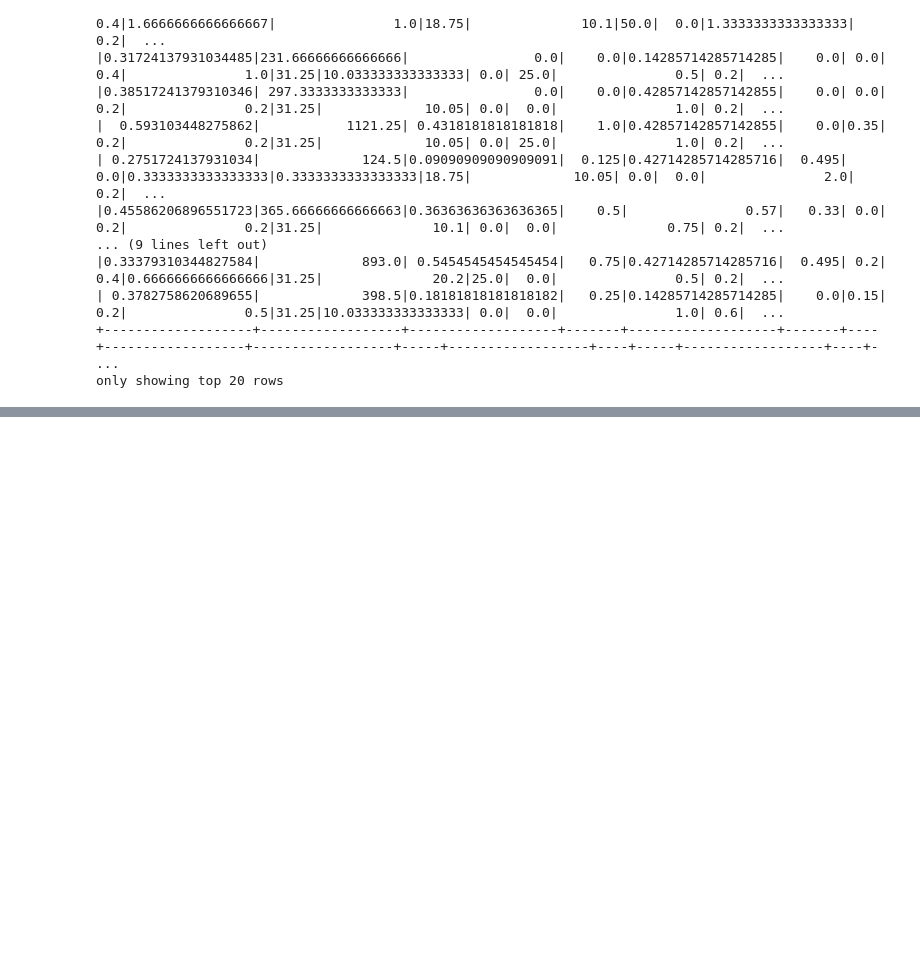
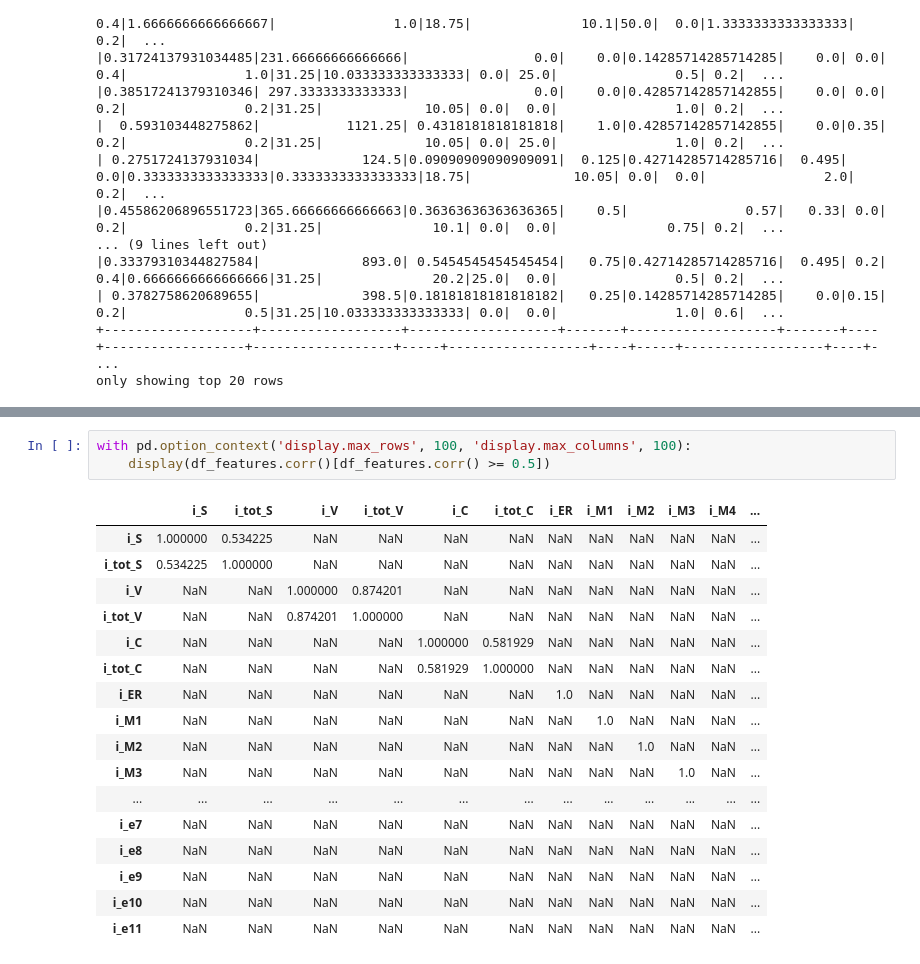
Before and after one commit to pierfrancescomartinello/BigDataProject, a Jupyter notebook: src/test.ipynb, the cells around one changed output, grey strips where cells are left out. Drawn from its saved outputs; the diff is of its cells as text; blank space fills up the shorter version.

```diff
--- a/src/test.ipynb
+++ b/src/test.ipynb
@@ -464,0 +466,21 @@ rows = transformed.collect()
+# %%
+with pd.option_context('display.max_rows', 100, 'display.max_columns', 100):
+    display(df_features.corr()[df_features.corr() >= 0.5])
+# %% [output]
+|  | i_S | i_tot_S | i_V | i_tot_V | i_C | i_tot_C | i_ER | i_M1 | i_M2 | i_M3 | i_M4 | ... |
+| i_S | 1.000000 | 0.534225 | NaN | NaN | NaN | NaN | NaN | NaN | NaN | NaN | NaN | ... |
+| i_tot_S | 0.534225 | 1.000000 | NaN | NaN | NaN | NaN | NaN | NaN | NaN | NaN | NaN | ... |
+| i_V | NaN | NaN | 1.000000 | 0.874201 | NaN | NaN | NaN | NaN | NaN | NaN | NaN | ... |
+| i_tot_V | NaN | NaN | 0.874201 | 1.000000 | NaN | NaN | NaN | NaN | NaN | NaN | NaN | ... |
+| i_C | NaN | NaN | NaN | NaN | 1.000000 | 0.581929 | NaN | NaN | NaN | NaN | NaN | ... |
+| i_tot_C | NaN | NaN | NaN | NaN | 0.581929 | 1.000000 | NaN | NaN | NaN | NaN | NaN | ... |
+| i_ER | NaN | NaN | NaN | NaN | NaN | NaN | 1.0 | NaN | NaN | NaN | NaN | ... |
+| i_M1 | NaN | NaN | NaN | NaN | NaN | NaN | NaN | 1.0 | NaN | NaN | NaN | ... |
+| i_M2 | NaN | NaN | NaN | NaN | NaN | NaN | NaN | NaN | 1.0 | NaN | NaN | ... |
+| i_M3 | NaN | NaN | NaN | NaN | NaN | NaN | NaN | NaN | NaN | 1.0 | NaN | ... |
+| ... | ... | ... | ... | ... | ... | ... | ... | ... | ... | ... | ... | ... |
+| i_e7 | NaN | NaN | NaN | NaN | NaN | NaN | NaN | NaN | NaN | NaN | NaN | ... |
+| i_e8 | NaN | NaN | NaN | NaN | NaN | NaN | NaN | NaN | NaN | NaN | NaN | ... |
+| i_e9 | NaN | NaN | NaN | NaN | NaN | NaN | NaN | NaN | NaN | NaN | NaN | ... |
+| i_e10 | NaN | NaN | NaN | NaN | NaN | NaN | NaN | NaN | NaN | NaN | NaN | ... |
+| i_e11 | NaN | NaN | NaN | NaN | NaN | NaN | NaN | NaN | NaN | NaN | NaN | ... |
```
Also changed, not shown: parts of 8 cells of this notebook.
